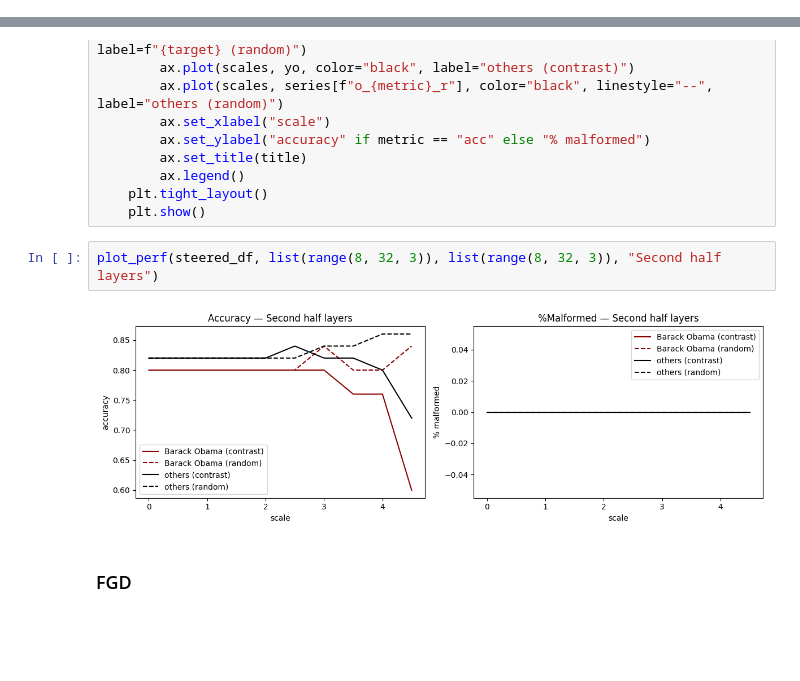
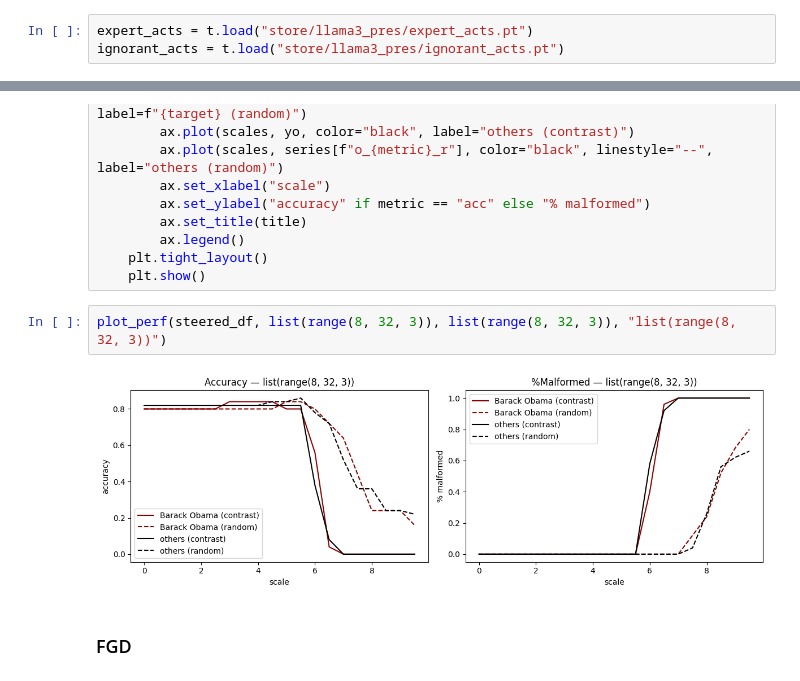
Before and after one commit to rgs2151/forget, a Jupyter notebook: notebooks/llama3_presidents.ipynb, the cells around one changed output, grey strips where cells are left out. Saved outputs shown, nothing was run; the diff lists cells and outputs as text; blank space fills up the shorter version.

```diff
--- a/notebooks/llama3_presidents.ipynb
+++ b/notebooks/llama3_presidents.ipynb
@@ -73,4 +74,7 @@ for p in presidents:
 
 t.save(expert_acts, "store/llama3_pres/expert_acts.pt")
 t.save(ignorant_acts, "store/llama3_pres/ignorant_acts.pt")
+# %%
+expert_acts = t.load("store/llama3_pres/expert_acts.pt")
+ignorant_acts = t.load("store/llama3_pres/ignorant_acts.pt")
 # %%
@@ -238,9 +274,9 @@ def plot_perf(steered_df, source_layer, target_layer, label, target=TARGET):
     plt.tight_layout()
     plt.show()
 # %%
-plot_perf(steered_df, list(range(8, 32, 3)), list(range(8, 32, 3)), "Second half layers")
+plot_perf(steered_df, list(range(8, 32, 3)), list(range(8, 32, 3)), "list(range(8, 32, 3))")
 # %% [output]
-[figure, old version]
+[figure, new version]
 # %% [markdown]
 ### FGD
 # %%
```
Also changed, not shown: parts of 6 cells of this notebook, 4 other files.
